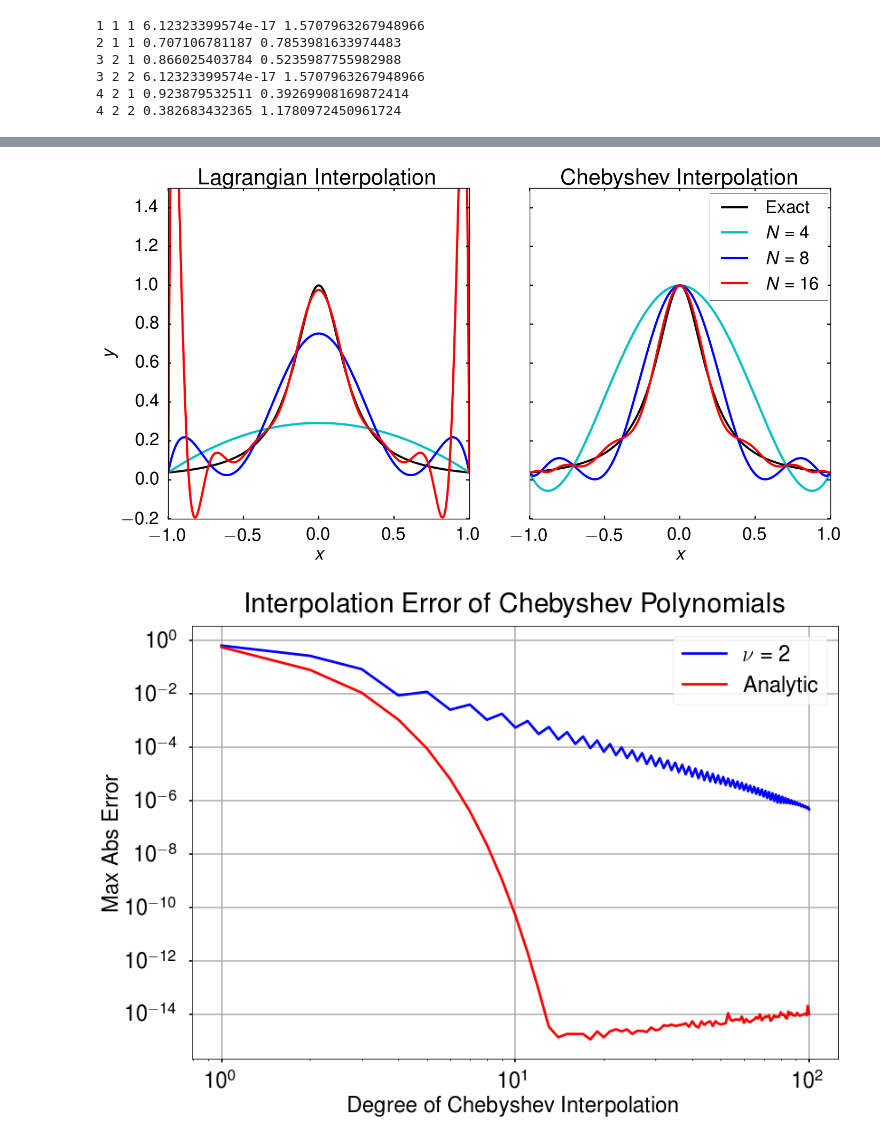
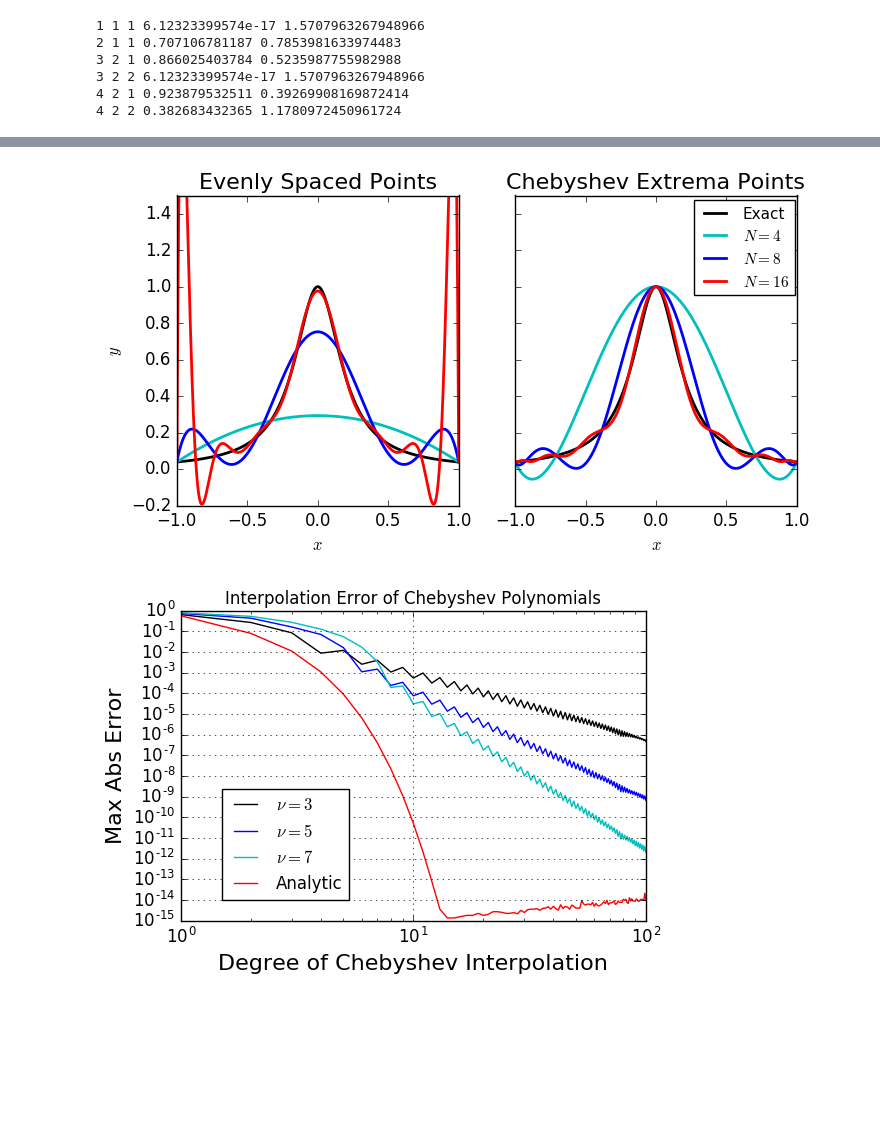
Before and after one commit to LBouck/ChebTools, a Jupyter notebook: NotebooksAndPresentations/PresentationPlots.ipynb, the cells around one changed output, grey strips where cells are left out. Drawn from its saved outputs; the diff is of its cells as text; code cells hidden in the pictures; blank space fills up the shorter version.

```diff
--- a/NotebooksAndPresentations/PresentationPlots.ipynb
+++ b/NotebooksAndPresentations/PresentationPlots.ipynb
@@ -151,9 +265,9 @@ fig.savefig("cheb_poly_plot.pdf")
 # %%
-mpl.rcParams['axes.titlesize'] = 30
-mpl.rcParams['axes.labelsize'] = 24
-mpl.rcParams['legend.fontsize'] = 24
-mpl.rcParams['xtick.labelsize'] = 24
-mpl.rcParams['ytick.labelsize'] = 24
+mpl.rcParams['axes.titlesize'] = 16
+mpl.rcParams['axes.labelsize'] = 12
+mpl.rcParams['legend.fontsize'] = 11
+mpl.rcParams['xtick.labelsize'] = 12
+mpl.rcParams['ytick.labelsize'] = 12
 def f(x):
     return 1/(1+25*x**2)
 
@@ -168,15 +282,15 @@ cheb8 = ct.generate_Chebyshev_expansion(8,f,-1,1)
 cheb16 = ct.generate_Chebyshev_expansion(16,f,-1,1)
 
 
-lw = 3
+lw = 2
 c0 = 'k'
 c1 = 'c'
 c2 = 'b'
 c3 = 'r'
 
 fig, axarr = plt.subplots(1,2,sharey=True,figsize=plt.figaspect(0.5))
-axarr[0].set_title(r'Lagrangian Interpolation')
-axarr[0].plot(xvals,f(xvals),c0, label=r"$\frac{1}{1+25x^2}$")
+axarr[0].set_title(r'Evenly Spaced Points')
+axarr[0].plot(xvals,f(xvals),c0,linewidth=lw, label=r"$\frac{1}{1+25x^2}$")
 axarr[0].plot(xvals,poly4(xvals),c1,linewidth=lw,label=r"$N = 4$")
 axarr[0].plot(xvals,poly8(xvals),c2,linewidth=lw,label=r"$N = 8$")
 axarr[0].plot(xvals,poly16(xvals),c3,linewidth=lw,label=r"$N = 16$")
@@ -184,8 +298,8 @@ axarr[0].set_ylim([-.2,1.5])
 axarr[0].set_xlim([-1,1])
 axarr[0].set_ylabel(r"$y$")
 axarr[0].set_xlabel(r"$x$")
-axarr[1].set_title(r"Chebyshev Interpolation")
-axarr[1].plot(xvals,f(xvals),c0, label=r"Exact")
+axarr[1].set_title(r"Chebyshev Extrema Points")
+axarr[1].plot(xvals,f(xvals),c0,linewidth=lw, label=r"Exact")
 axarr[1].plot(xvals,cheb4.y(xvals),c1,linewidth=lw,label=r"$N = 4$")
 axarr[1].plot(xvals,cheb8.y(xvals),c2,linewidth=lw,label=r"$N = 8$")
 axarr[1].plot(xvals,cheb16.y(xvals),c3,linewidth=lw,label=r"$N = 16$")
@@ -194,7 +308,7 @@ axarr[1].legend(bbox_to_anchor=(1.02, 1.01))
 axarr[1].set_xlim([-1,1])
 fig.savefig("runge_plot.pdf")
 # %% [output]
-[figure, old version]
+[figure, new version]
 # %%
 def f(x):
     if x<=0:
@@ -214,6 +330,38 @@ error_array2 = np.zeros(N)
 xvals1 = np.linspace(-1,1,100)
 for i in range(1,N+1):
     error_array2[i-1] = np.max(np.abs(vec_f(xvals1)-ct.generate_Chebyshev_expansion(i,f,-1,1).y(xvals1)))
+# %%
+def g(x):
+    if x<=0:
+        return 0*x
+    else:
+        return x**5
+def vec_g(xs):
+    ans = np.zeros(len(xs))
+    for i, x in enumerate(xs):
+        ans[i] = g(x)
+    return ans
+
+N = 100
+error_array4 = np.zeros(N)
+for i in range(1,N+1):
+    error_array4[i-1] = np.max(np.abs(vec_g(xvals1)-ct.generate_Chebyshev_expansion(i,g,-1,1).y(xvals1)))
+# %%
+def h(x):
+    if x<=0:
+        return 0*x
+    else:
+        return x**7
+def vec_h(xs):
+    ans = np.zeros(len(xs))
+    for i, x in enumerate(xs):
+        ans[i] = h(x)
+    return ans
+
+N = 100
+error_array6 = np.zeros(N)
+for i in range(1,N+1):
+    error_array6[i-1] = np.max(np.abs(vec_h(xvals1)-ct.generate_Chebyshev_expansion(i,h,-1,1).y(xvals1)))
 # %%
 def f(x):
     return np.exp(x)
@@ -224,16 +372,18 @@ for i in range(1,N+1):
     error_arrayinf[i-1] = np.max(np.abs(f(xvals)-ct.generate_Chebyshev_expansion(i,f,-1,1).y(xvals)))
 # %%
 plt.figure()
-plt.loglog(np.arange(1,N+1),error_array2,c2,label=r"$\nu = 2$")
-plt.loglog(np.arange(1,N+1),error_arrayinf,c3,label=r"Analytic")
+plt.loglog(np.arange(1,N+1),error_array2,'k',label=r"$\nu = 3$")
+plt.loglog(np.arange(1,N+1),error_array4,'b',label=r"$\nu = 5$")
+plt.loglog(np.arange(1,N+1),error_array6,'c',label=r"$\nu = 7$")
+plt.loglog(np.arange(1,N+1),error_arrayinf,'r',label=r"Analytic")
 plt.xlabel(r"Degree of Chebyshev Interpolation")
 plt.ylabel(r"Max Abs Error")
 plt.title(r"Interpolation Error of Chebyshev Polynomials")
 plt.grid()
-plt.legend()
+plt.legend(bbox_to_anchor=(.38,.45))
 plt.savefig("cheb_convergence_plots.pdf")
 # %% [output]
-[figure, old version]
+[figure, new version]
 # %%
 from mpl_toolkits.mplot3d import Axes3D
 from matplotlib import cm
```
Also changed, not shown: parts of 23 cells of this notebook, 34 other files.
